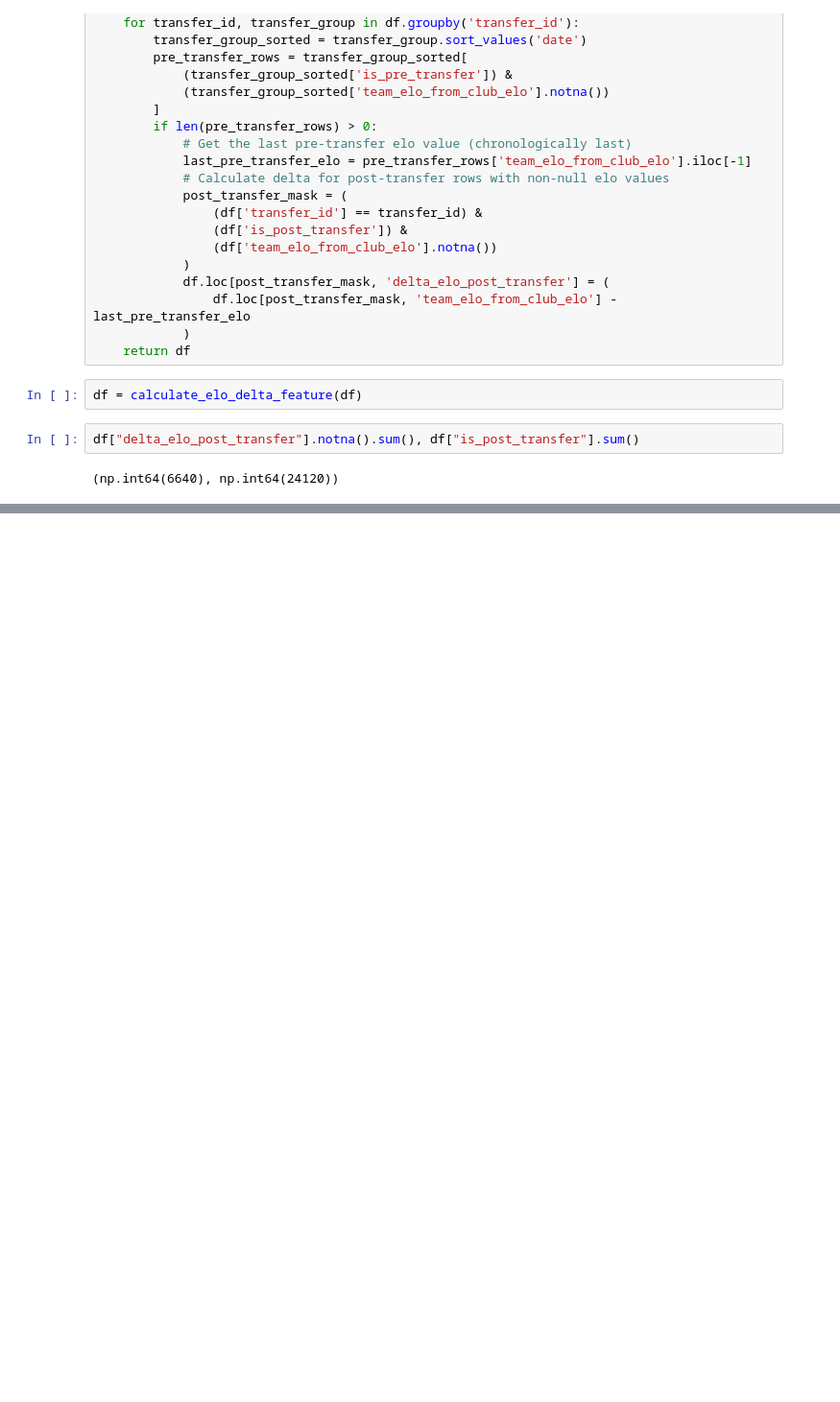
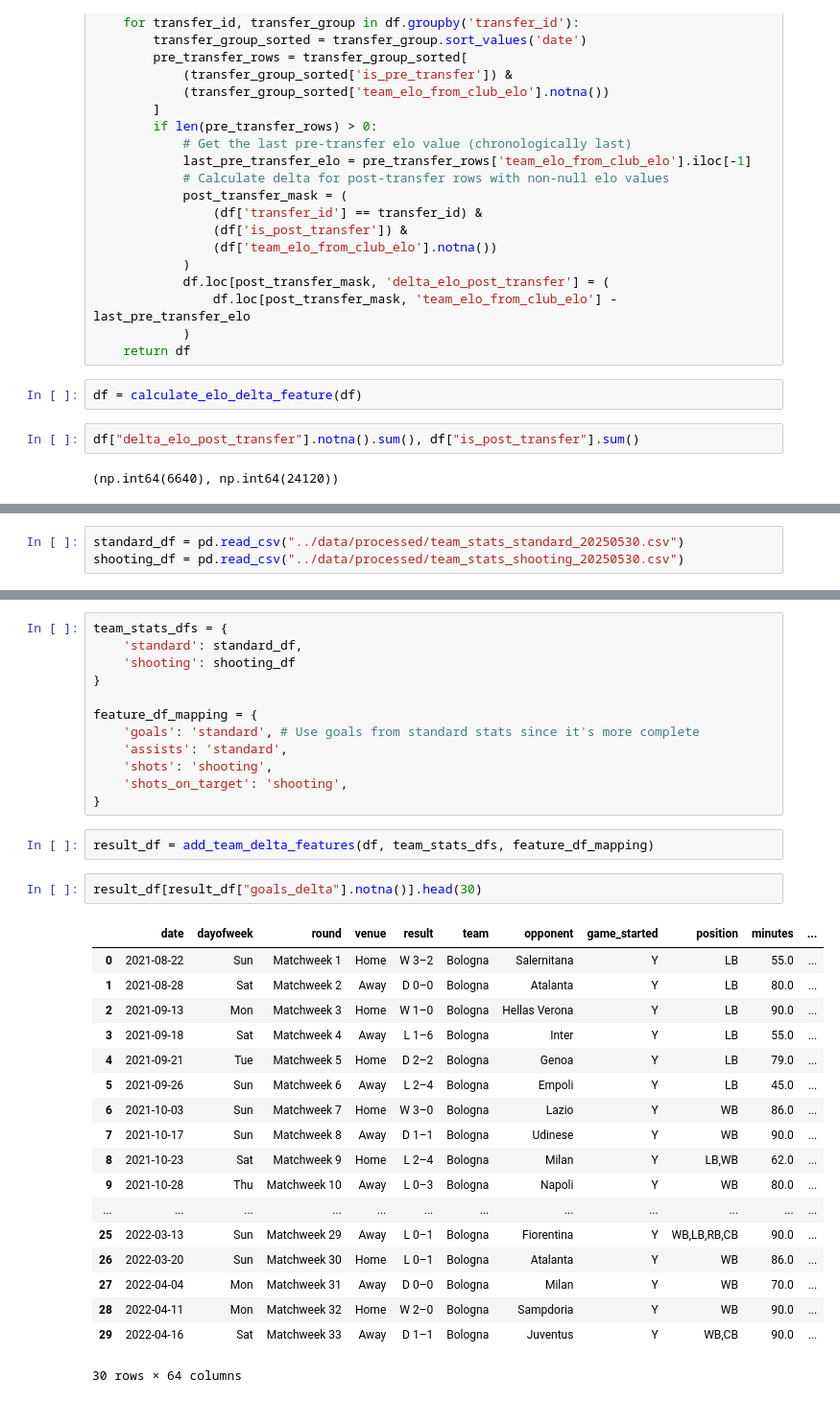
Before and after one commit to kairos-bets/inter-season-pricing, a Jupyter notebook: notebooks/elo_delta_feature_calculation.ipynb, the cells around one changed output, grey strips where cells are left out. Shown at 96% size. Saved outputs shown, nothing was run; the diff lists cells and outputs as text; blank space fills up the shorter version.

Commit message:
add more delta calculations

```diff
--- a/notebooks/elo_delta_feature_calculation.ipynb
+++ b/notebooks/elo_delta_feature_calculation.ipynb
@@ -63,0 +155,3 @@ df["delta_elo_post_transfer"].notna().sum(), df["is_post_transfer"].sum()
+# %%
+standard_df = pd.read_csv("../data/processed/team_stats_standard_20250530.csv")
+shooting_df = pd.read_csv("../data/processed/team_stats_shooting_20250530.csv")
@@ -63,0 +178,35 @@ df["delta_elo_post_transfer"].notna().sum(), df["is_post_transfer"].sum()
+# %%
+team_stats_dfs = {
+    'standard': standard_df,
+    'shooting': shooting_df
+}
+
+feature_df_mapping = {
+    'goals': 'standard', # Use goals from standard stats since it's more complete
+    'assists': 'standard',
+    'shots': 'shooting',
+    'shots_on_target': 'shooting',
+}
+# %%
+result_df = add_team_delta_features(df, team_stats_dfs, feature_df_mapping)
+# %%
+result_df[result_df["goals_delta"].notna()].head(30)
+# %% [output]
+|  | date | dayofweek | round | venue | result | team | opponent | game_started | position | minutes | ... |
+| 0 | 2021-08-22 | Sun | Matchweek 1 | Home | W 3–2 | Bologna | Salernitana | Y | LB | 55.0 | ... |
+| 1 | 2021-08-28 | Sat | Matchweek 2 | Away | D 0–0 | Bologna | Atalanta | Y | LB | 80.0 | ... |
+| 2 | 2021-09-13 | Mon | Matchweek 3 | Home | W 1–0 | Bologna | Hellas Verona | Y | LB | 90.0 | ... |
+| 3 | 2021-09-18 | Sat | Matchweek 4 | Away | L 1–6 | Bologna | Inter | Y | LB | 55.0 | ... |
+| 4 | 2021-09-21 | Tue | Matchweek 5 | Home | D 2–2 | Bologna | Genoa | Y | LB | 79.0 | ... |
+| 5 | 2021-09-26 | Sun | Matchweek 6 | Away | L 2–4 | Bologna | Empoli | Y | LB | 45.0 | ... |
+| 6 | 2021-10-03 | Sun | Matchweek 7 | Home | W 3–0 | Bologna | Lazio | Y | WB | 86.0 | ... |
+| 7 | 2021-10-17 | Sun | Matchweek 8 | Away | D 1–1 | Bologna | Udinese | Y | WB | 90.0 | ... |
+| 8 | 2021-10-23 | Sat | Matchweek 9 | Home | L 2–4 | Bologna | Milan | Y | LB,WB | 62.0 | ... |
+| 9 | 2021-10-28 | Thu | Matchweek 10 | Away | L 0–3 | Bologna | Napoli | Y | WB | 80.0 | ... |
+| ... | ... | ... | ... | ... | ... | ... | ... | ... | ... | ... | ... |
+| 25 | 2022-03-13 | Sun | Matchweek 29 | Away | L 0–1 | Bologna | Fiorentina | Y | WB,LB,RB,CB | 90.0 | ... |
+| 26 | 2022-03-20 | Sun | Matchweek 30 | Home | L 0–1 | Bologna | Atalanta | Y | WB | 86.0 | ... |
+| 27 | 2022-04-04 | Mon | Matchweek 31 | Away | D 0–0 | Bologna | Milan | Y | WB | 70.0 | ... |
+| 28 | 2022-04-11 | Mon | Matchweek 32 | Home | W 2–0 | Bologna | Sampdoria | Y | WB | 90.0 | ... |
+| 29 | 2022-04-16 | Sat | Matchweek 33 | Away | D 1–1 | Bologna | Juventus | Y | WB,CB | 90.0 | ... |
+30 rows × 64 columns
```
Also changed, not shown: parts of 4 cells of this notebook.
